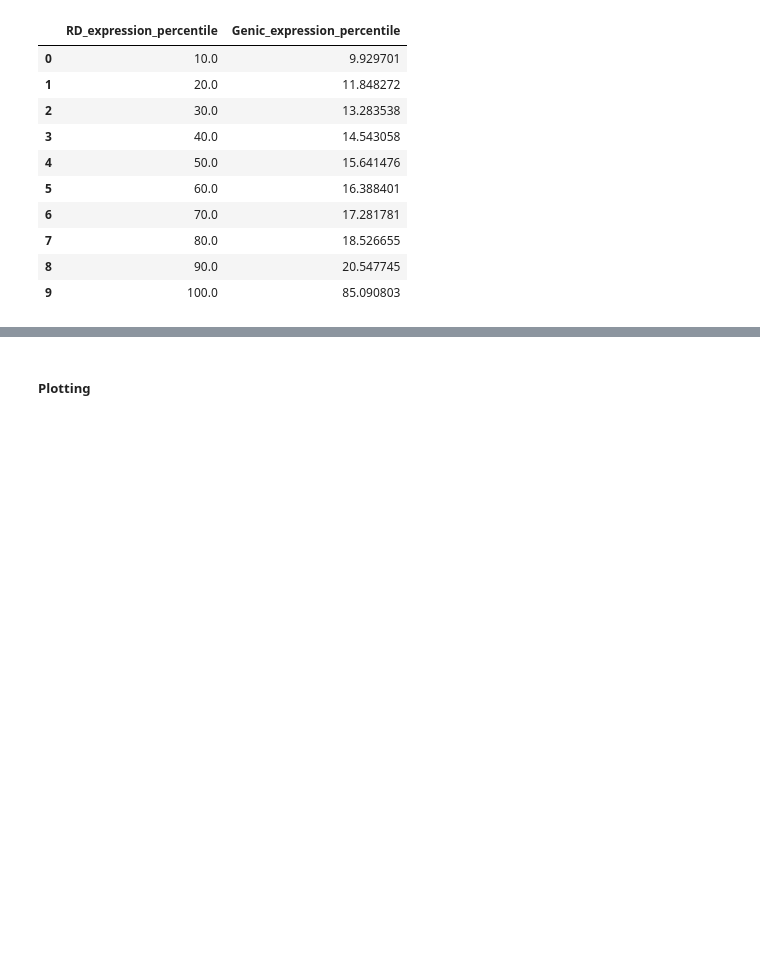
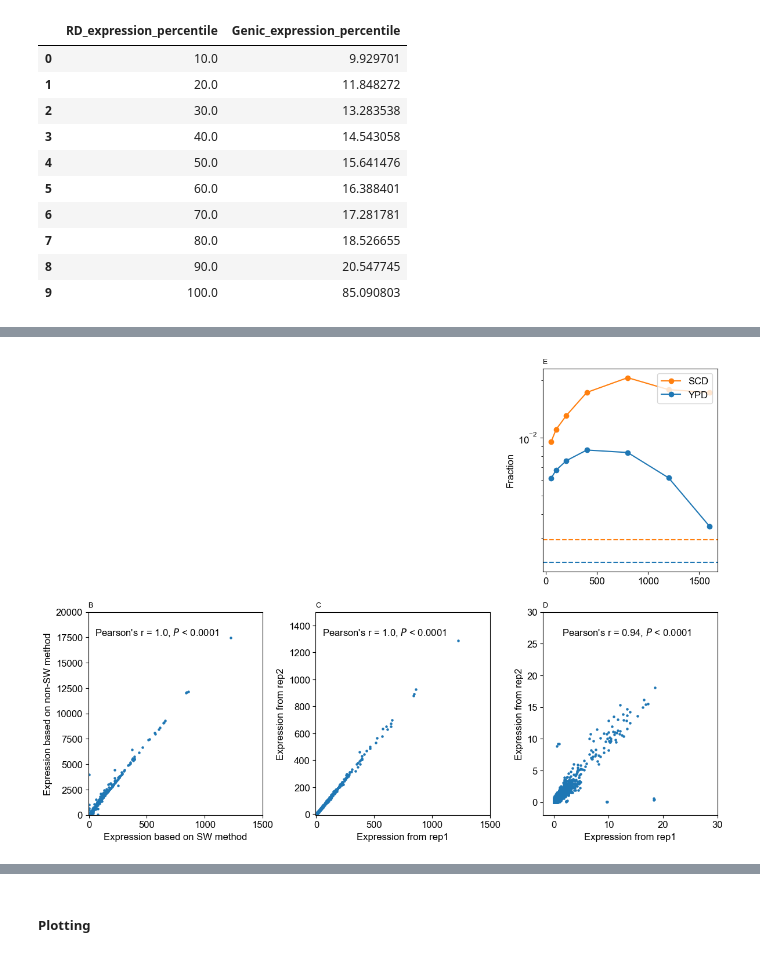
Before and after one commit to JasperXuEvolution/Random_promoter, a Jupyter notebook: Figures/Figs_final.ipynb, the cells around one changed output, grey strips where cells are left out. Cells and saved outputs as stored; diff of their text form; code cells hidden in the pictures; blank space fills up the shorter version.

```diff
--- a/Figures/Figs_final.ipynb
+++ b/Figures/Figs_final.ipynb
@@ -8,7 +8,7 @@ import statistics as ST
 import pandas as pd
 import matplotlib.pyplot as plt
 from matplotlib import gridspec
-plt.rcParams["font.family"] = "Arial"
+import seaborn as sns
 import pickle
 import scipy.stats
 import numpy as np
@@ -2345,0 +2347,97 @@ YPD_s_output
+# %%
+YPD_name_list =  ['SRR5766520','SRR5766521','SRR5766522','SRR5766523','SRR5766524','SRR5766525','SRR5766547','SRR5766548','SRR5766567','SRR5766568']
+# %%
+
+# I resample a promoter set y that has the same DNA count profile as X and check their expression profile.
+gs = gridspec.GridSpec(2, 15)
+fig3 = plt.figure(figsize=(15,10))
+#Here I generate sub figure object and assign to corresponding location
+ax1 = fig3.add_subplot(gs[1:2, 1:5])
+# ax8.text(0.45,0.9, "Pearson's r = "+str(round(t_SCD_RT,4)), size=12, ha="right",verticalalignment='center', transform=ax6.transAxes)
+
+temp_shared=list(set(list(YPD_E_genic_dic[YPD_name_list[0]].index))&set(list(YPD_E_genic_ST_dic[YPD_name_list[0]].index)))
+r_YPD,p_YPD = scipy.stats.pearsonr(YPD_E_genic_dic.get('SRR5766520').loc[temp_shared,'Normalized_count_perM'].tolist(),
+            YPD_E_genic_ST_dic.get('SRR5766520').loc[temp_shared,'TPM'].tolist())
+# I did log transformation, which mean I get rid of zero expression
+ax1.scatter(YPD_E_genic_dic.get('SRR5766520').loc[temp_shared,'Normalized_count_perM'].tolist(),
+            YPD_E_genic_ST_dic.get('SRR5766520').loc[temp_shared,'TPM'].tolist(),s=5)
+ax1.set_xlabel('Expression based on SW method')
+ax1.set_ylabel('Expression based on non-SW method')
+ax1.set(xlim=(-5,1500), ylim=(-5,20000))
+# ax1.scatter(np.log10(YPD_E_genic_dic.get('SRR5766520').loc[temp_shared,'Normalized_count_perM'].tolist()),
+#             np.log10(YPD_E_genic_ST_dic.get('SRR5766520').loc[temp_shared,'TPM'].tolist()))
+# ax1.set_xlabel('Expression based on SW method (log10)')
+# ax1.set_ylabel('Expression based on non-SW method (log10)')
+
+ax1.set_title('B',loc='left',size = 9)
+
+
+
+
+ax1.text(0.75,0.9, "Pearson's r = "+str(round(r_YPD,2))+", " + "$\it{P}$" + " < 0.0001",  size=12, ha="right",verticalalignment='center', transform=ax1.transAxes)
+
+
+# correlation between YPD samples of genic
+temp_vec = []
+for x in YPD_E_genic_dic.values():
+    temp_vec.append(x['Normalized_count_perM'].tolist())
+
+temp_r1,temp_p1 = scipy.stats.pearsonr(temp_vec[0],temp_vec[1])
+
+
+ax2 = fig3.add_subplot(gs[1:2, 6:10])
+ax2.text(0.75,0.9, "Pearson's r = "+str(round(temp_r1,2))+", " + "$\it{P}$" + " < 0.0001",  size=12, ha="right",verticalalignment='center', transform=ax2.transAxes)
+
+ax2.scatter(temp_vec[0],temp_vec[1],s=5)
+ax2.set_ylabel('Expression from rep2')
+ax2.set_xlabel('Expression from rep1')
+ax2.set(xlim=(-5,1500), ylim=(-5,1500))
+
+# ax2.scatter(np.log10(temp_vec[0]),np.log10(temp_vec[1]))
+# ax2.set_ylabel('Log(expression) from rep2')
+# ax2.set_xlabel('Log(expression) from rep1')
+
+ax2.set_title('C',loc='left',size = 9)
+
+# correlation between YPD samples of intergenic
+temp_vec = []
+for x in YPD_name_list:
+    sub_x = YPD_E_intergenic_dic.get(x).get((200,'V1'))
+    temp_vec.append(sub_x['Normalized_count_perM'].tolist())
+
+temp_r1,temp_p1 = scipy.stats.pearsonr(temp_vec[0],temp_vec[1])
+
+
+ax3 = fig3.add_subplot(gs[1:2, 11:15])
+ax3.text(0.85,0.9, "Pearson's r = "+str(round(temp_r1,2))+", " + "$\it{P}$" + " < 0.0001",  size=12, ha="right",verticalalignment='center', transform=ax3.transAxes)
+
+ax3.scatter(temp_vec[0],temp_vec[1],s=5)
+ax3.set_ylabel('Expression from rep2')
+ax3.set_xlabel('Expression from rep1')
+ax3.set(xlim=(-2,30), ylim=(-2,30))
+
+# ax3.scatter(np.log10(temp_vec[0]),np.log10(temp_vec[1]))
+# ax3.set_ylabel('Log(expression) from rep2')
+# ax3.set_xlabel('Log(expression) from rep1')
+
+ax3.set_title('D',loc='left',size = 9)
+
+
+
+
+input_Control_percentile = 1.0
+input_df = SCD_PC_V1[SCD_PC_V1['Control_percentile'] == input_Control_percentile]
+input_df_2 = YPD_PC_V1[YPD_PC_V1['Control_percentile'] == input_Control_percentile]
+ax4 = fig3.add_subplot(gs[:1, 11:15])
+ax4.plot(input_df['UTR_length'], input_df['More_than_Control_FDR_fraction'],  '-o',label = 'SCD',color = 'tab:orange')
+ax4.plot(input_df_2['UTR_length'], input_df_2['More_than_Control_FDR_fraction'],  '-o',label = 'YPD',color = 'tab:blue')
+
+ax4.set_title('E',loc='left',size = 9)
+ax4.set_ylabel('Fraction')
+ax4.set_yscale('log',base = 10)
+ax4.legend(loc='upper right')
+# this specify the fraction of promoter>PC in YPD in rd project
+ax4.axhline(y=0.00224,color = 'tab:blue', linestyle='--')
+ax4.axhline(y=0.00294,color = 'tab:orange', linestyle='--')
+# fig3.savefig(fig_output_address+'New Folder/FigS14_part.pdf')
+# %% [output]
@@ -2345,0 +2445 @@ YPD_s_output
+[figure, added]
```
Also changed, not shown: parts of 60 cells of this notebook, 2 other files.
